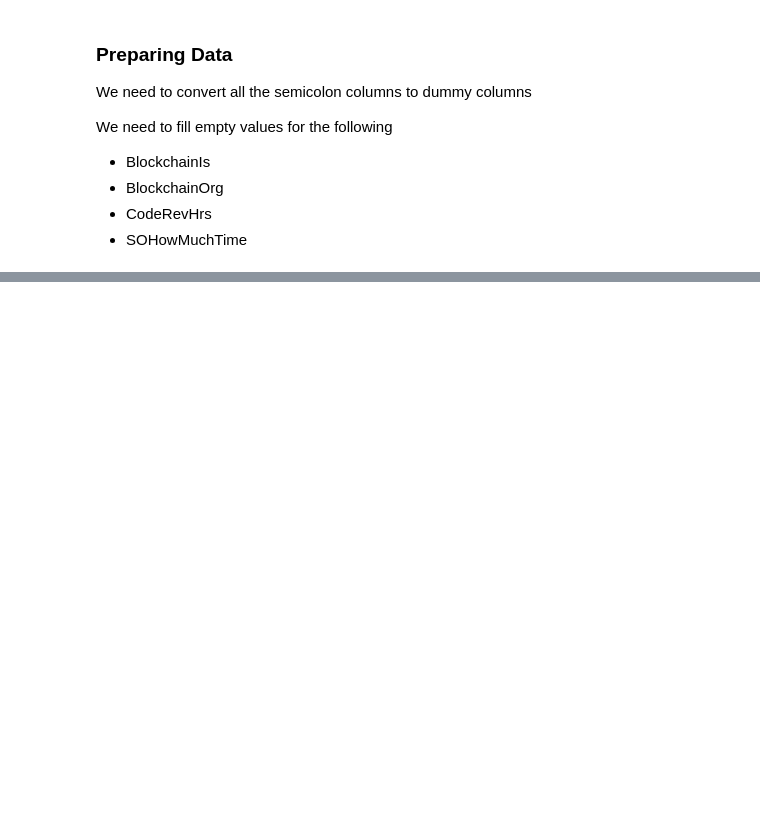
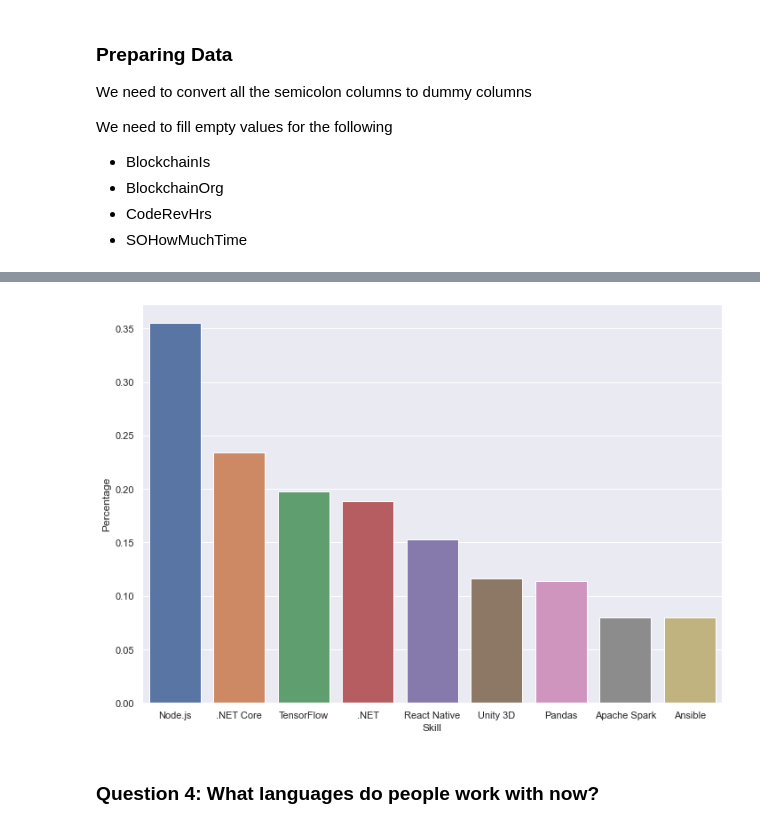
Before and after one commit to ryan-neal/stackoverflow_analysis, a Jupyter notebook: Stackoverflow_analysis.ipynb, the cells around one changed output, grey strips where cells are left out. Saved outputs shown, nothing was run; the diff lists cells and outputs as text; code cells hidden in the pictures; blank space fills up the shorter version.

```diff
--- a/Stackoverflow_analysis.ipynb
+++ b/Stackoverflow_analysis.ipynb
@@ -436,3 +386,9 @@ X = no_semicolons.drop(["CompTotal", "ConvertedComp"], axis=1)
+# %%
+def clean_semi_colon(df, lst):
+    for item in lst:
+        new_df = df[item].str.get_dummies(sep=";").add_prefix(item + "_")
+        new_df = new_df.join(df["CompTotal"])
+    return new_df
 # %%
 def create_linear_model(X, y, test_size=.3, rand_state=42 ):
     X_train, X_test, y_train, y_test = train_test_split(X, y, test_size=test_size, random_state=rand_state)
@@ -469,0 +410,2 @@ no_semicolons
+# %%
+split = lambda x:pd.Series(str(x).split("_"))
@@ -469,0 +432,15 @@ no_semicolons
+# %%
+def barplot_by_column(df, column, min_salary=0):
+    skills_df = clean_semi_colon(df, [column])
+    skills_df = skills_df[skills_df["CompTotal"] > min_salary]
+    skills_df = pd.DataFrame(skills_df.sum()/skills_df.shape[0]).reset_index()
+    skills_df.columns = ["Skill", "Percentage"]
+    skills_df[["Junk", "Skill"]] = skills_df["Skill"].apply(split)
+    skills_df = skills_df.sort_values(by="Percentage", ascending=False)
+    sns.barplot(x="Skill", y="Percentage", data=skills_df[0:10])
+# %%
+barplot_by_column(test_data, "MiscTechDesireNextYear", 0)
+# %% [output]
+[figure, added]
+# %% [markdown]
+<h3> Question 4: What languages do people work with now? </h3>
```
Also changed, not shown: parts of 22 cells of this notebook.
